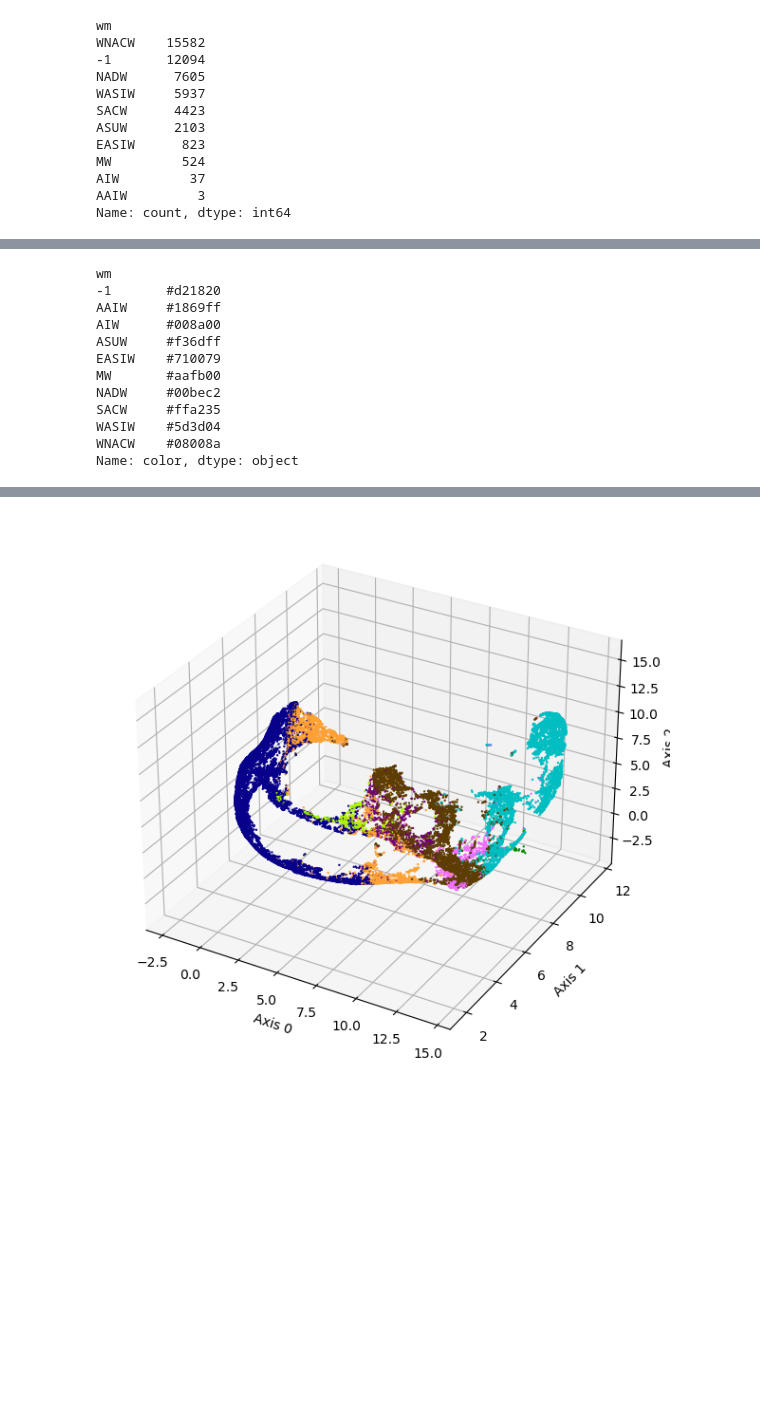
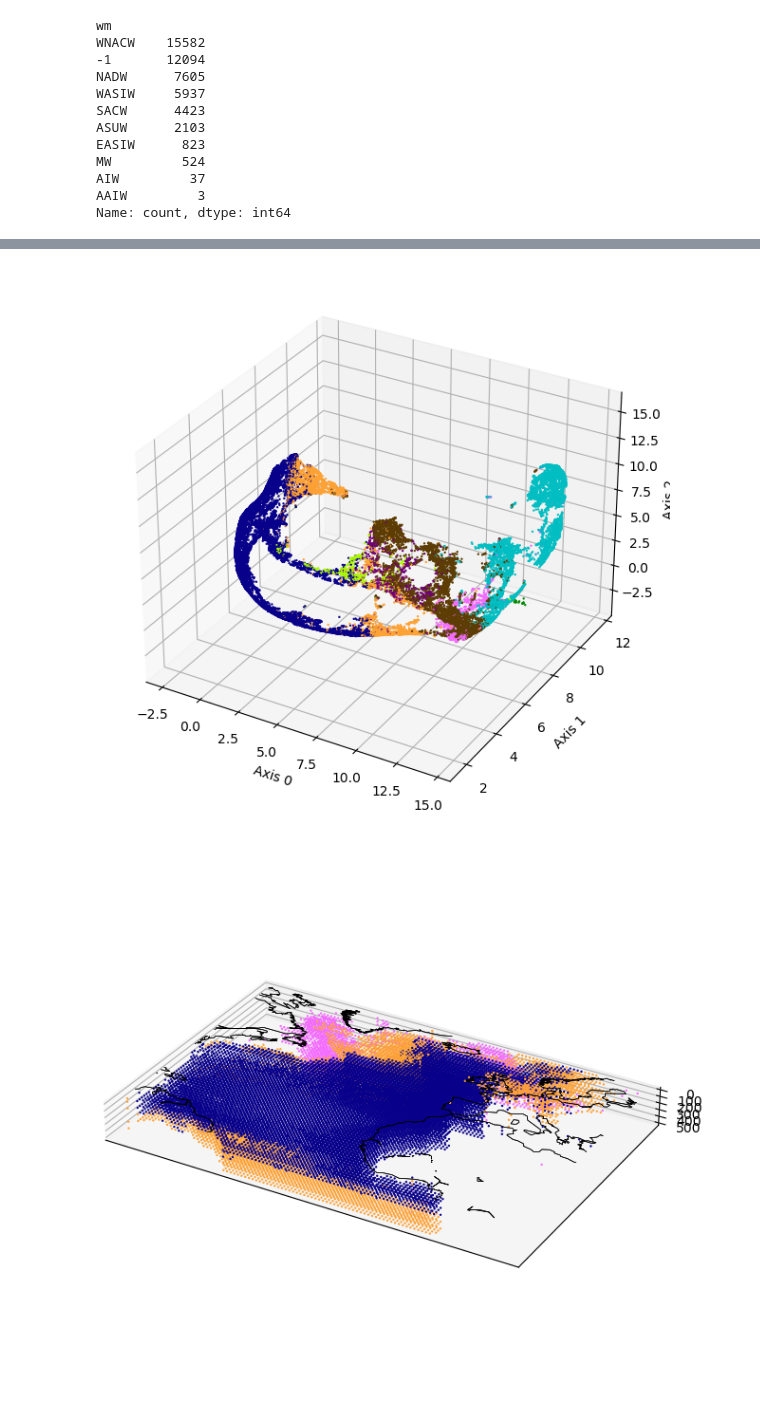
Before and after one commit to y-jenniges/ocean_cluster_validation, a Jupyter notebook: water_masses.ipynb, the cells around one changed output, grey strips where cells are left out. Drawn from its saved outputs; the diff is of its cells as text; code cells hidden in the pictures; blank space fills up the shorter version.

```diff
--- a/water_masses.ipynb
+++ b/water_masses.ipynb
@@ -14,3 +15,6 @@ from matplotlib.colors import ListedColormap
+# %%
+# load our regions and data points
+df_my = pd.read_csv("output_final/dbscan/uncertainty/UMAP_DBSCAN/umap_dbscan_7.csv")
 # %% [markdown]
 # Liu and Tanhua
 
@@ -109,3 +127 @@ dfs.head()
-# %%
-df_my = pd.read_csv("output_final/dbscan/uncertainty/umap_dbscan_7.csv")
 # %%
@@ -297,5 +314,6 @@ dfe # .head()
 # %%
-df_my = pd.read_csv("output_final/dbscan/uncertainty/umap_dbscan_7.csv")
+# load our regions
+df_my = pd.read_csv("output_final/dbscan/uncertainty/UMAP_DBSCAN/umap_dbscan_7.csv")
 # %%
 def map_wm(row):
     for wm_row in dfe.iterrows():
@@ -385,28 +400,18 @@ df_my = utils.color_code_labels(df=df_my, column_name="code")
     - Fills all bottom water below 1500 m
 - **AABW** and **ABW**
     - Not detected.
-# %%
-df_my.groupby("wm").first().color
-# %% [output]
-wm
--1       #d21820
-AAIW     #1869ff
-AIW      #008a00
-ASUW     #f36dff
-EASIW    #710079
-MW       #aafb00
-NADW     #00bec2
-SACW     #ffa235
-WASIW    #5d3d04
-WNACW    #08008a
-Name: color, dtype: object
 # %%
+# plot Emerys WMs on our data
 upper_waters = dfe[dfe.Layer == "upper"].WM.unique()
 intermediate_waters = dfe[dfe.Layer == "intermediate"].WM.unique()
 deep_waters = dfe[dfe.Layer == "deep and abyssal"].WM.unique()
 custom = ["AIW", "AAIW"]
 
-utils.coupled_label_plot(df_my[df_my.wm != -1]) # df_my[df_my.wm.isin(upper_waters)])  # df_my[df_my.wm != -1])
+utils.coupled_label_plot(df_my[df_my.wm != -1]) # df_my[df_my.wm.isin(upper_waters)])
+utils.coupled_label_plot(df_my[df_my.wm.isin(upper_waters)])
+utils.coupled_label_plot(df_my[df_my.wm.isin(intermediate_waters)])
+utils.coupled_label_plot(df_my[df_my.wm.isin(deep_waters)])
 # %% [output]
 [figure]
 [figure]
+[figure, added]
```
Also changed, not shown: parts of 31 cells of this notebook.
